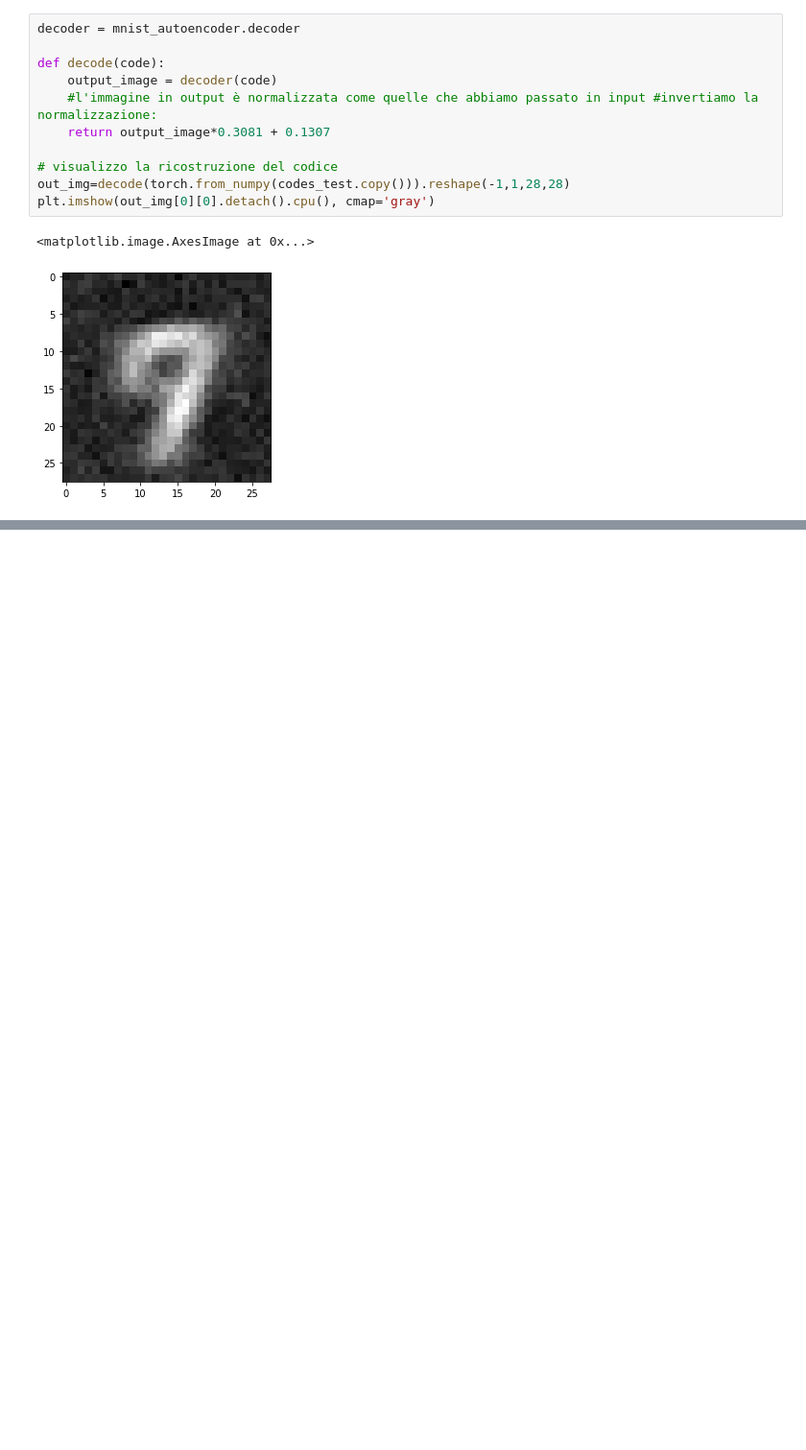
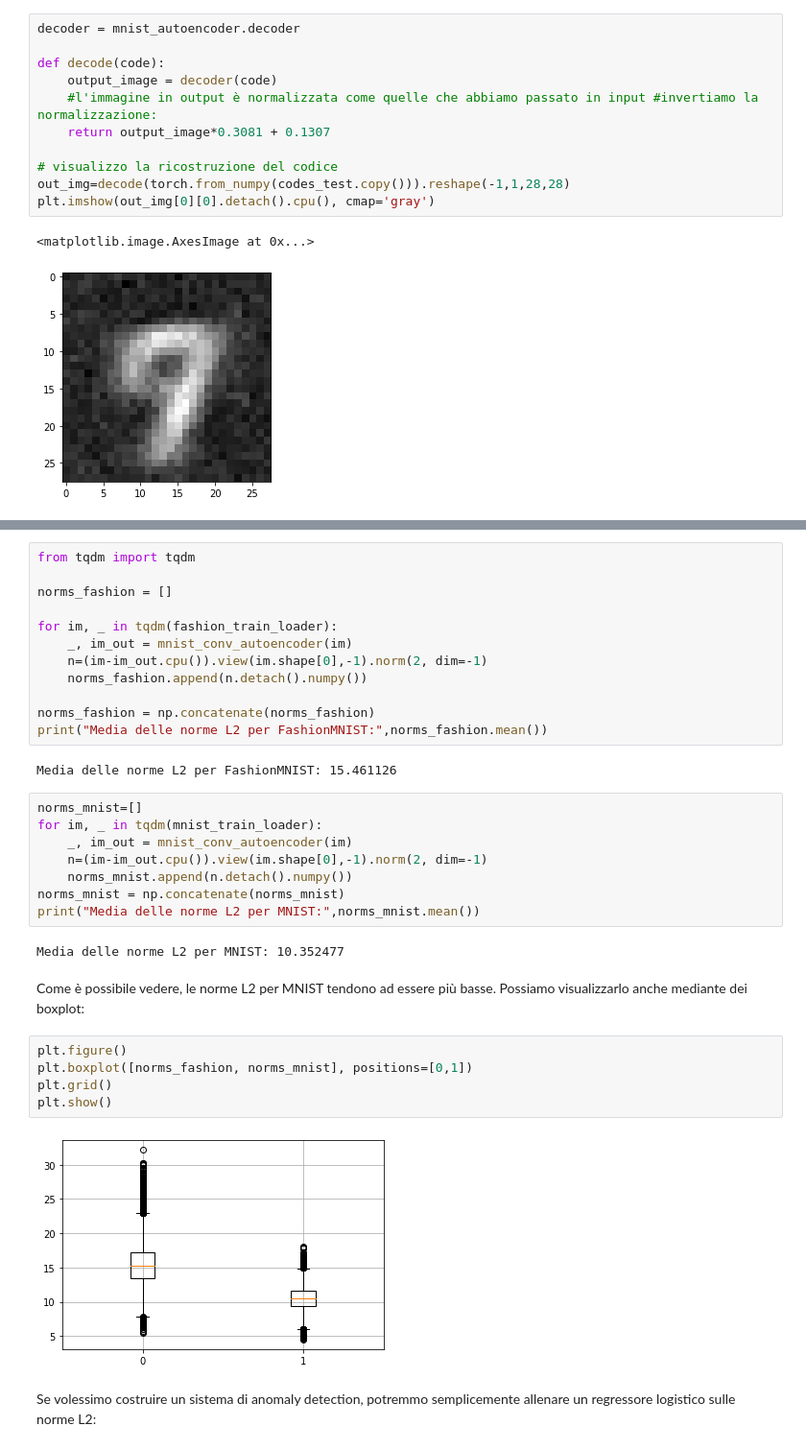
Before and after one commit to khalld/deep-learning, a Jupyter notebook: lab01/lab1.ipynb, the cells around one changed output, grey strips where cells are left out. Shown at 96% size. Cells and saved outputs as stored; diff of their text form; blank space fills up the shorter version.

```diff
--- a/lab01/lab1.ipynb
+++ b/lab01/lab1.ipynb
@@ -435,0 +486,35 @@ plt.imshow(out_img[0][0].detach().cpu(), cmap='gray')
+# %%
+from tqdm import tqdm
+
+norms_fashion = []
+
+for im, _ in tqdm(fashion_train_loader):
+    _, im_out = mnist_conv_autoencoder(im)
+    n=(im-im_out.cpu()).view(im.shape[0],-1).norm(2, dim=-1)
+    norms_fashion.append(n.detach().numpy())
+
+norms_fashion = np.concatenate(norms_fashion)
+print("Media delle norme L2 per FashionMNIST:",norms_fashion.mean())
+# %% [output]
+Media delle norme L2 per FashionMNIST: 15.461126
+# %%
+norms_mnist=[]
+for im, _ in tqdm(mnist_train_loader):
+    _, im_out = mnist_conv_autoencoder(im)
+    n=(im-im_out.cpu()).view(im.shape[0],-1).norm(2, dim=-1)
+    norms_mnist.append(n.detach().numpy())
+norms_mnist = np.concatenate(norms_mnist)
+print("Media delle norme L2 per MNIST:",norms_mnist.mean())
+# %% [output]
+Media delle norme L2 per MNIST: 10.352477
+# %% [markdown]
+Come è possibile vedere, le norme L2 per MNIST tendono ad essere più basse. Possiamo visualizzarlo anche mediante dei boxplot:
+# %%
+plt.figure()
+plt.boxplot([norms_fashion, norms_mnist], positions=[0,1])
+plt.grid()
+plt.show()
+# %% [output]
+[figure, added]
+# %% [markdown]
+Se volessimo costruire un sistema di anomaly detection, potremmo semplicemente allenare un regressore logistico sulle norme L2:
```
Also changed, not shown: parts of 15 cells of this notebook, 4 other files.
